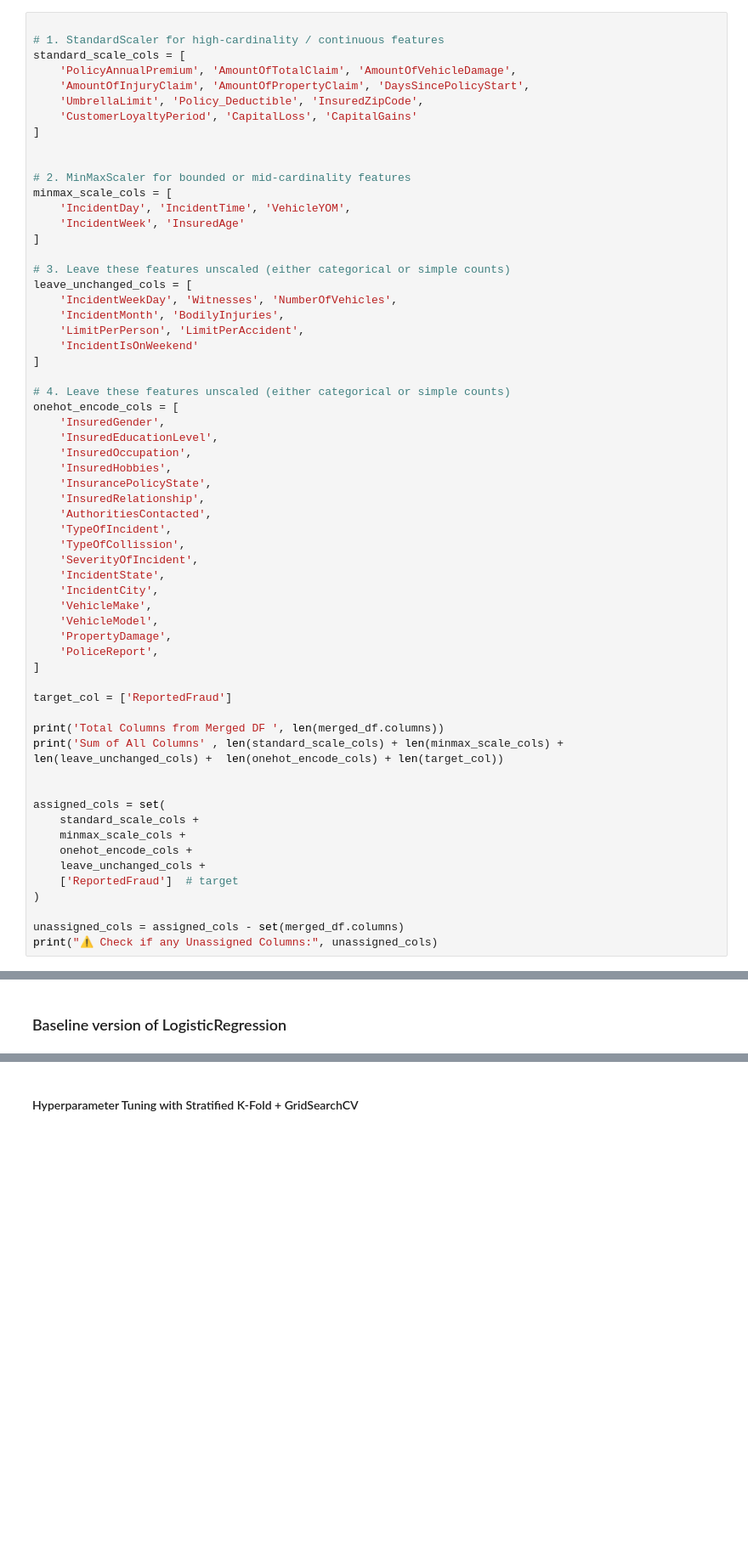
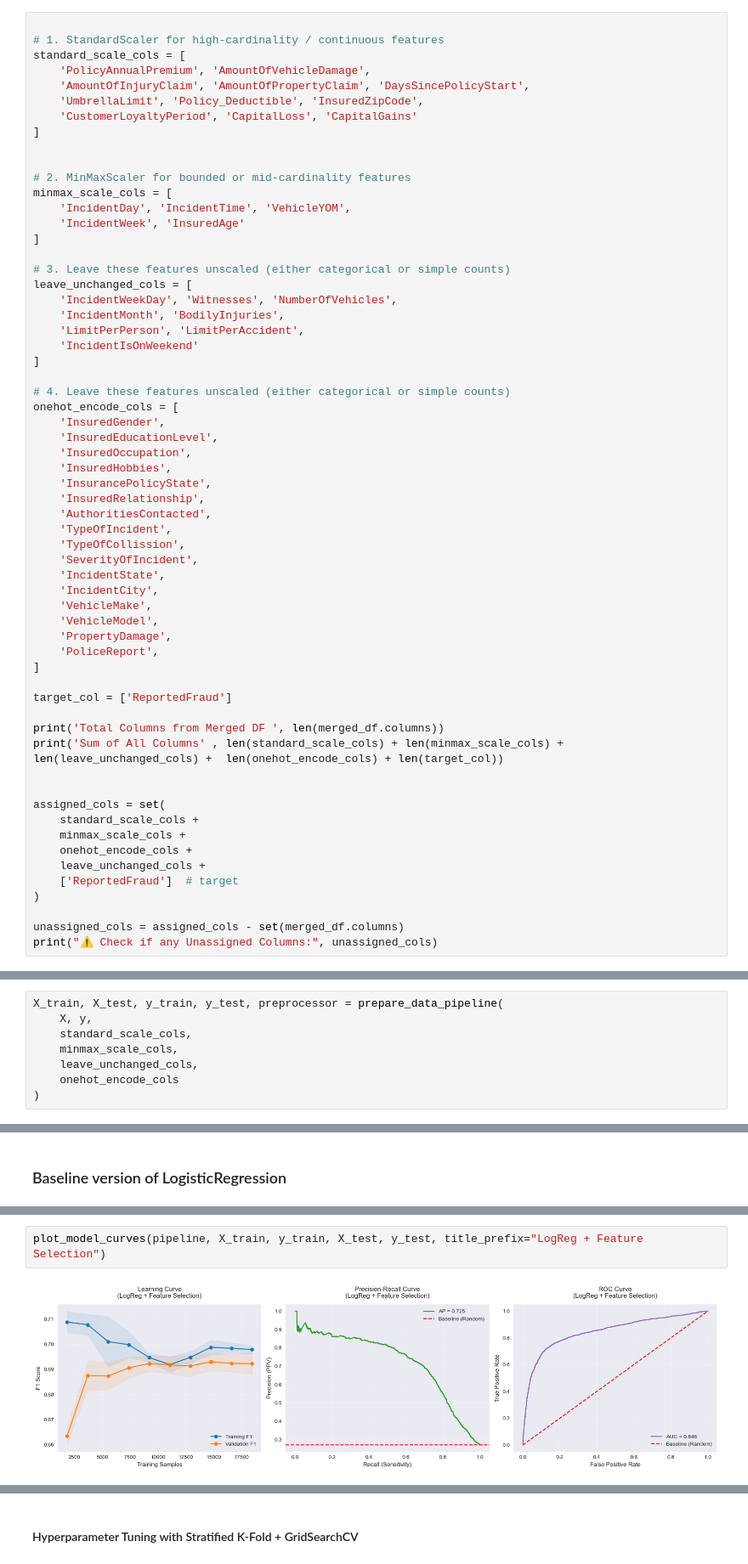
Before and after one commit to sumeetraheja/uol-module2-insurance, a Jupyter notebook: Assessment.ipynb, the cells around one changed output, grey strips where cells are left out. Shown at 85% size. Cells and saved outputs as stored; diff of their text form; blank space fills up the shorter version.

```diff
--- a/Assessment.ipynb
+++ b/Assessment.ipynb
@@ -1035,7 +1143,7 @@ Categorical features are handled separately using `OneHotEncoder`.
 
 # 1. StandardScaler for high-cardinality / continuous features
 standard_scale_cols = [
-    'PolicyAnnualPremium', 'AmountOfTotalClaim', 'AmountOfVehicleDamage',
+    'PolicyAnnualPremium', 'AmountOfVehicleDamage',
     'AmountOfInjuryClaim', 'AmountOfPropertyClaim', 'DaysSincePolicyStart',
     'UmbrellaLimit', 'Policy_Deductible', 'InsuredZipCode',
     'CustomerLoyaltyPeriod', 'CapitalLoss', 'CapitalGains'
@@ -1131,0 +1386,8 @@ Together, these models provide a strong foundation for comparison — balancing
+# %%
+X_train, X_test, y_train, y_test, preprocessor = prepare_data_pipeline(
+    X, y,
+    standard_scale_cols,
+    minmax_scale_cols,
+    leave_unchanged_cols,
+    onehot_encode_cols
+)
@@ -1328,0 +1433,4 @@ At this threshold:
+# %%
+plot_model_curves(pipeline, X_train, y_train, X_test, y_test, title_prefix="LogReg + Feature Selection")
+# %% [output]
+[figure, added]
```
Also changed, not shown: parts of 67 cells of this notebook.
